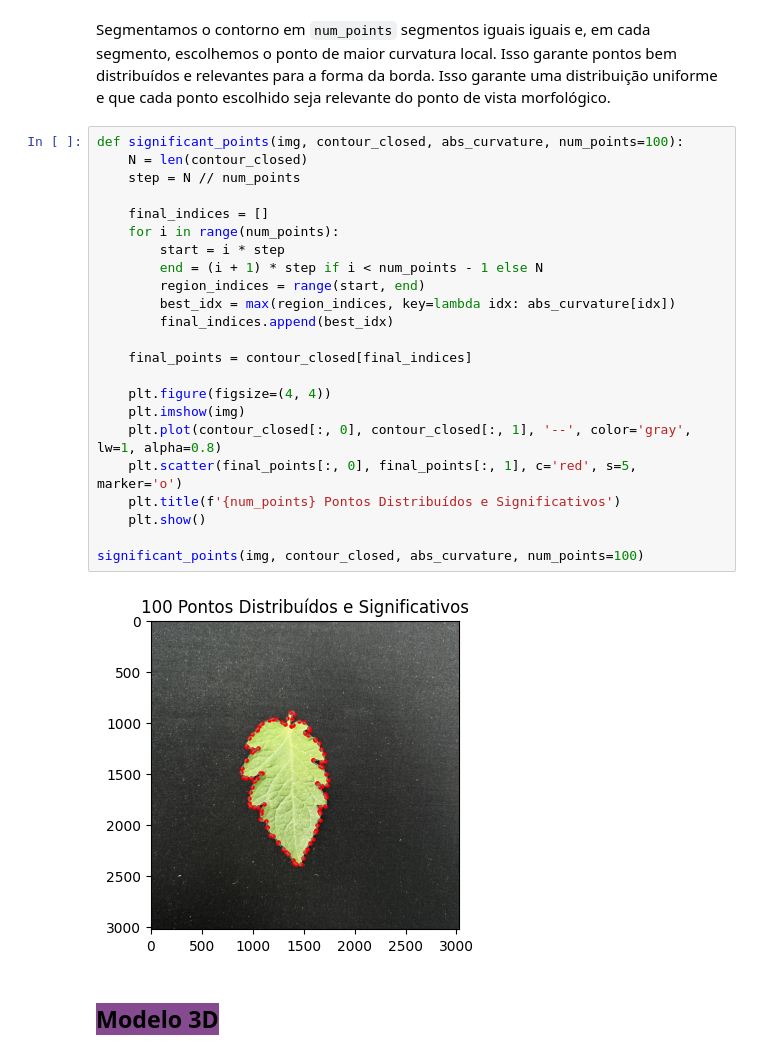
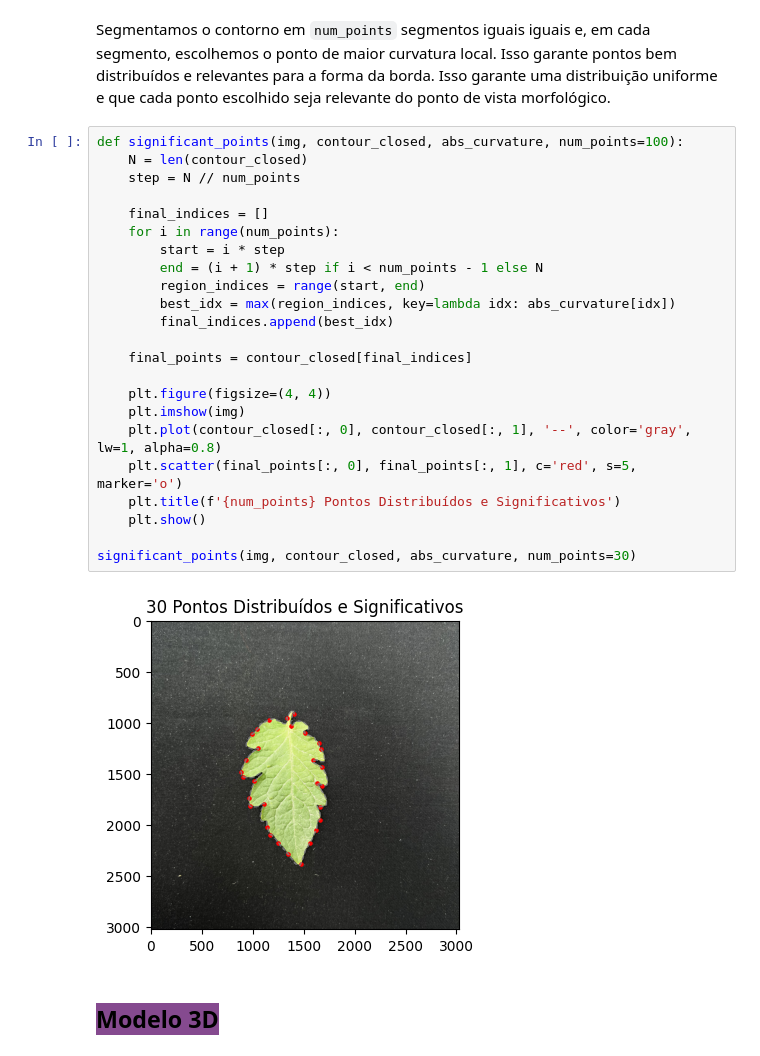
Before and after one commit to mateuskrause/tp-aln, a Jupyter notebook: leaf.ipynb, the cells around one changed output. Saved outputs shown, nothing was run; the diff lists cells and outputs as text.

```diff
--- a/leaf.ipynb
+++ b/leaf.ipynb
@@ -134,28 +134,28 @@ Segmentamos o contorno em `num_points` segmentos iguais iguais e, em cada segmen
 # %%
 def significant_points(img, contour_closed, abs_curvature, num_points=100):
     N = len(contour_closed)
     step = N // num_points
 
     final_indices = []
     for i in range(num_points):
         start = i * step
         end = (i + 1) * step if i < num_points - 1 else N
         region_indices = range(start, end)
         best_idx = max(region_indices, key=lambda idx: abs_curvature[idx])
         final_indices.append(best_idx)
 
     final_points = contour_closed[final_indices]
 
     plt.figure(figsize=(4, 4))
     plt.imshow(img)
     plt.plot(contour_closed[:, 0], contour_closed[:, 1], '--', color='gray', lw=1, alpha=0.8)
     plt.scatter(final_points[:, 0], final_points[:, 1], c='red', s=5, marker='o')
     plt.title(f'{num_points} Pontos Distribuídos e Significativos')
     plt.show()
 
-significant_points(img, contour_closed, abs_curvature, num_points=100)
+significant_points(img, contour_closed, abs_curvature, num_points=30)
 # %% [output]
-[figure, old version]
+[figure, new version]
 # %% [markdown]
 ## <span style="color:; background-color:#854a8f;"> Modelo 3D</span>
 # %%
```
Also changed, not shown: parts of 3 cells of this notebook.
